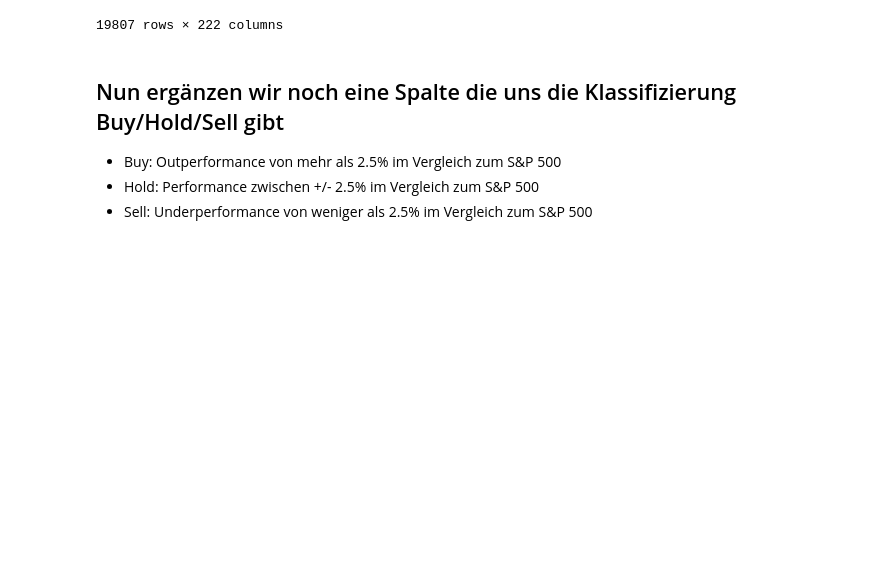
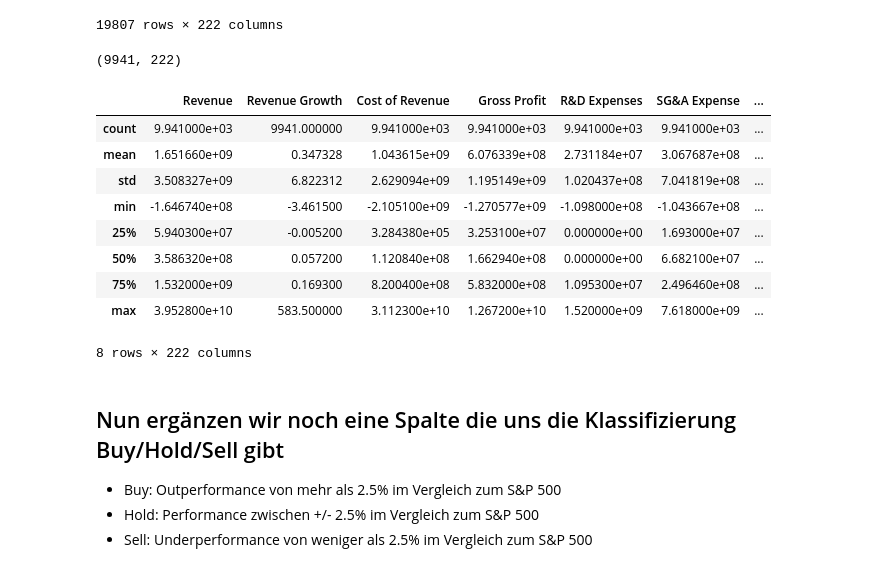
Before and after one commit to lonyty/MachineLearning, a Jupyter notebook: Data Cleaning.ipynb, the cells around one changed output. Saved outputs shown, nothing was run; the diff lists cells and outputs as text; code cells hidden in the pictures; blank space fills up the shorter version.

```diff
--- a/Data Cleaning.ipynb
+++ b/Data Cleaning.ipynb
@@ -217,2 +221,17 @@ df
+# %%
+df.shape
+# %% [output]
+(9941, 222)
 # %%
-dfn.describe()
+df.describe()
+# %% [output]
+|  | Revenue | Revenue Growth | Cost of Revenue | Gross Profit | R&D Expenses | SG&A Expense | ... |
+| count | 9.941000e+03 | 9941.000000 | 9.941000e+03 | 9.941000e+03 | 9.941000e+03 | 9.941000e+03 | ... |
+| mean | 1.651660e+09 | 0.347328 | 1.043615e+09 | 6.076339e+08 | 2.731184e+07 | 3.067687e+08 | ... |
+| std | 3.508327e+09 | 6.822312 | 2.629094e+09 | 1.195149e+09 | 1.020437e+08 | 7.041819e+08 | ... |
+| min | -1.646740e+08 | -3.461500 | -2.105100e+09 | -1.270577e+09 | -1.098000e+08 | -1.043667e+08 | ... |
+| 25% | 5.940300e+07 | -0.005200 | 3.284380e+05 | 3.253100e+07 | 0.000000e+00 | 1.693000e+07 | ... |
+| 50% | 3.586320e+08 | 0.057200 | 1.120840e+08 | 1.662940e+08 | 0.000000e+00 | 6.682100e+07 | ... |
+| 75% | 1.532000e+09 | 0.169300 | 8.200400e+08 | 5.832000e+08 | 1.095300e+07 | 2.496460e+08 | ... |
+| max | 3.952800e+10 | 583.500000 | 3.112300e+10 | 1.267200e+10 | 1.520000e+09 | 7.618000e+09 | ... |
+8 rows × 222 columns
```
Also changed, not shown: parts of 8 cells of this notebook.
